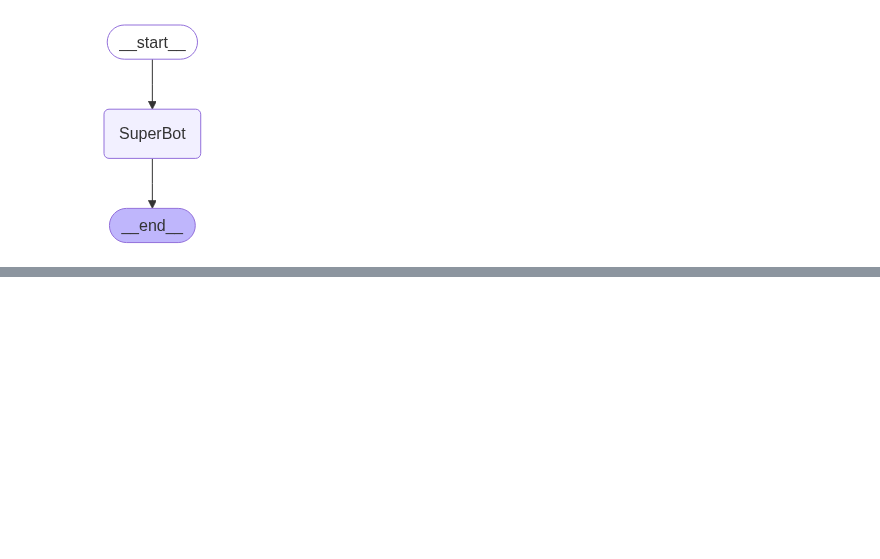
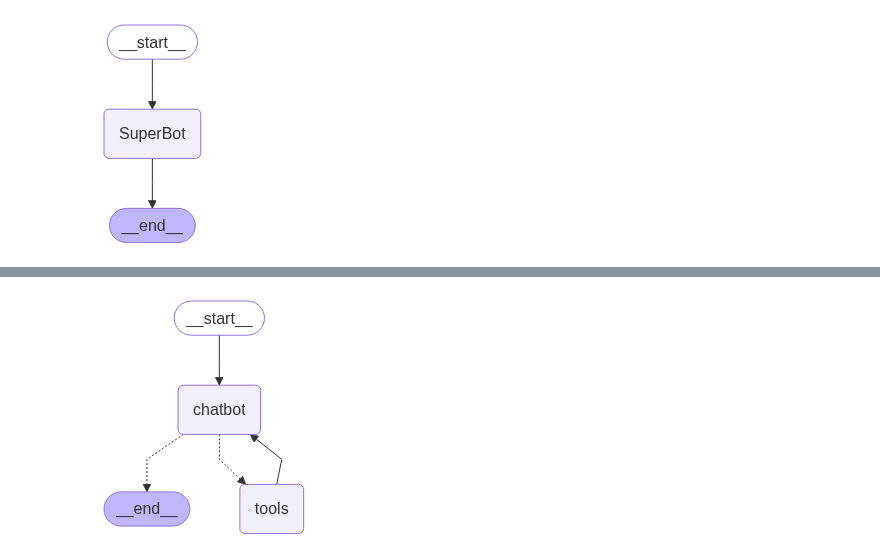
Before and after one commit to PRANAVBALAJIRS/Agentic-AI, a Jupyter notebook: AgenticLangGraph/chatbot.ipynb, the cells around one changed output, grey strips where cells are left out. Saved outputs shown, nothing was run; the diff lists cells and outputs as text; code cells hidden in the pictures; blank space fills up the shorter version.

Commit message:
Updated chatbot

```diff
--- a/AgenticLangGraph/chatbot.ipynb
+++ b/AgenticLangGraph/chatbot.ipynb
@@ -280,0 +306,34 @@ display(Image(graph.get_graph().draw_mermaid_png()))
+# %%
+@tool
+def human_assistance(query: str) -> str:
+    """Request Assistance from a human"""
+    human_response = interrupt({"query": query})
+    return human_response["data"]
+# %%
+tool = TavilySearch(max_results=2)
+tools = [tool, human_assistance]
+llm_with_tools = llm.bind_tools(tools)
+# %%
+def chatbot(state: State):
+    message = llm_with_tools.invoke(state["messages"])
+    return {"messages": [message]}
+# %%
+graph_buidler.add_node("chatbot", chatbot)
+
+tool_node = ToolNode(tools=tools)
+graph_buidler.add_node("tools", tool_node)
+
+graph_buidler.add_conditional_edges(
+    "chatbot",
+    tools_condition
+)
+
+graph_buidler.add_edge("tools", "chatbot")
+graph_buidler.add_edge(START, "chatbot")
+
+graph = graph_buidler.compile(checkpointer=memory)
+# %%
+from IPython.display import Image, display
+display(Image(graph.get_graph().draw_mermaid_png()))
+# %% [output]
+[figure, added]
```
Also changed, not shown: parts of 7 cells of this notebook.
